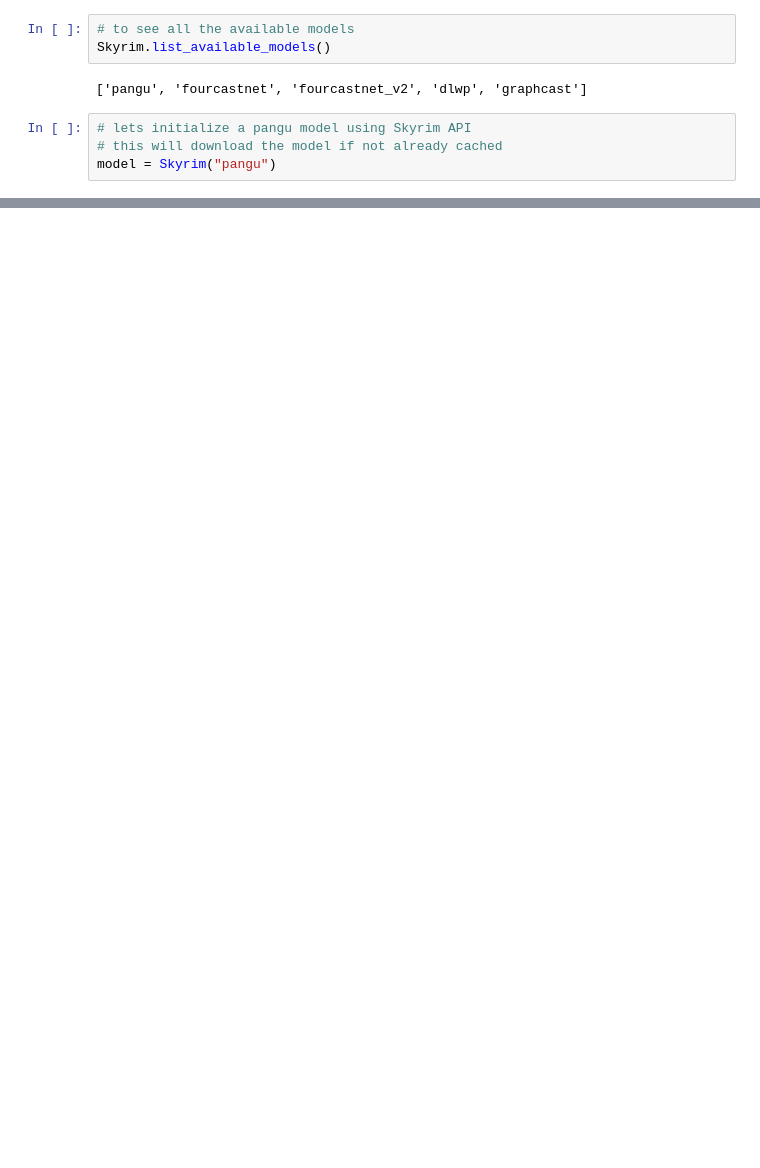
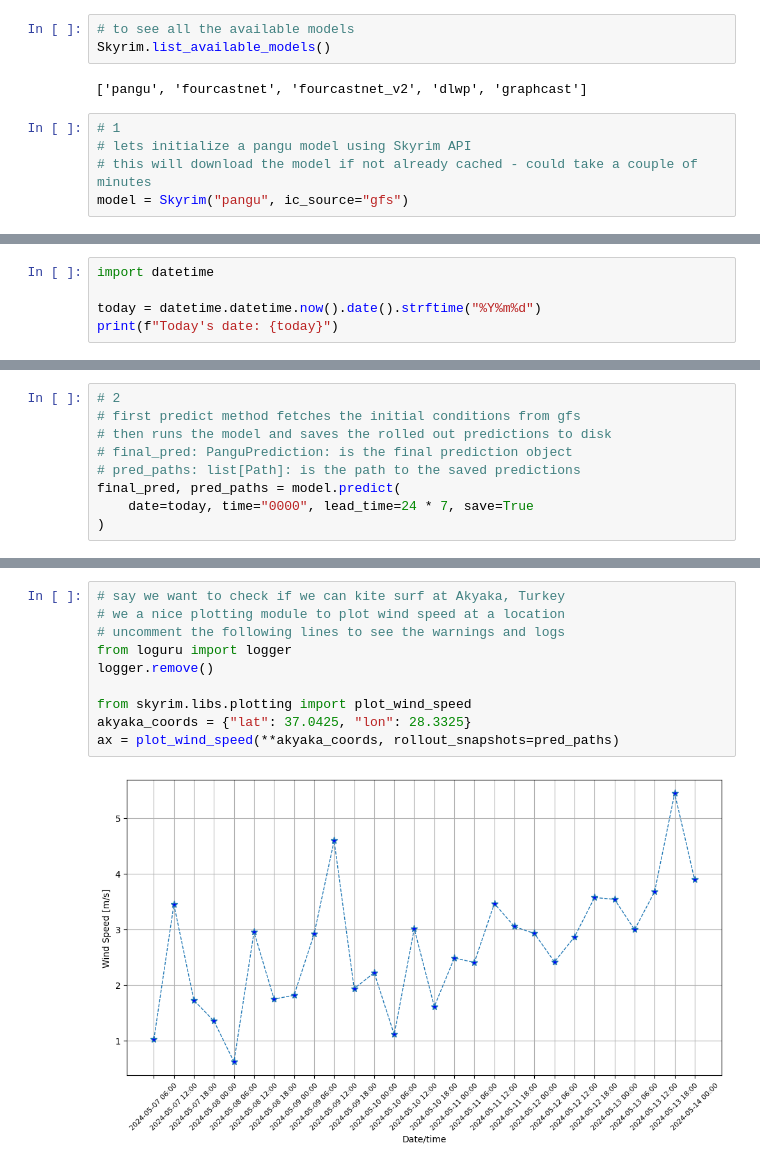
Before and after one commit to secondlaw-ai/skyrim, a Jupyter notebook: notebooks/01_quickstart.ipynb, the cells around one changed output, grey strips where cells are left out. Saved outputs shown, nothing was run; the diff lists cells and outputs as text; blank space fills up the shorter version.

```diff
--- a/notebooks/01_quickstart.ipynb
+++ b/notebooks/01_quickstart.ipynb
@@ -6,7 +29,8 @@ Skyrim.list_available_models()
 # %% [output]
 ['pangu', 'fourcastnet', 'fourcastnet_v2', 'dlwp', 'graphcast']
 # %%
+# 1
 # lets initialize a pangu model using Skyrim API
-# this will download the model if not already cached
-model = Skyrim("pangu")
+# this will download the model if not already cached - could take a couple of minutes
+model = Skyrim("pangu", ic_source="gfs")
 # %% [output]
@@ -90,0 +41,5 @@ array([[[[ 4.04279480e+02,  4.03067230e+02,  4.04582123e+02, ...,
+# %%
+import datetime
+
+today = datetime.datetime.now().date().strftime("%Y%m%d")
+print(f"Today's date: {today}")
@@ -90,0 +48,9 @@ array([[[[ 4.04279480e+02,  4.03067230e+02,  4.04582123e+02, ...,
+# %%
+# 2
+# first predict method fetches the initial conditions from gfs
+# then runs the model and saves the rolled out predictions to disk
+# final_pred: PanguPrediction: is the final prediction object
+# pred_paths: list[Path]: is the path to the saved predictions
+final_pred, pred_paths = model.predict(
+    date=today, time="0000", lead_time=24 * 7, save=True
+)
@@ -90,0 +123,12 @@ array([[[[ 4.04279480e+02,  4.03067230e+02,  4.04582123e+02, ...,
+# %%
+# say we want to check if we can kite surf at Akyaka, Turkey
+# we a nice plotting module to plot wind speed at a location
+# uncomment the following lines to see the warnings and logs
+from loguru import logger
+logger.remove()
+
+from skyrim.libs.plotting import plot_wind_speed
+akyaka_coords = {"lat": 37.0425, "lon": 28.3325}
+ax = plot_wind_speed(**akyaka_coords, rollout_snapshots=pred_paths)
+# %% [output]
+[figure, added]
```
Also changed, not shown: parts of 16 cells of this notebook, 4 other files.
